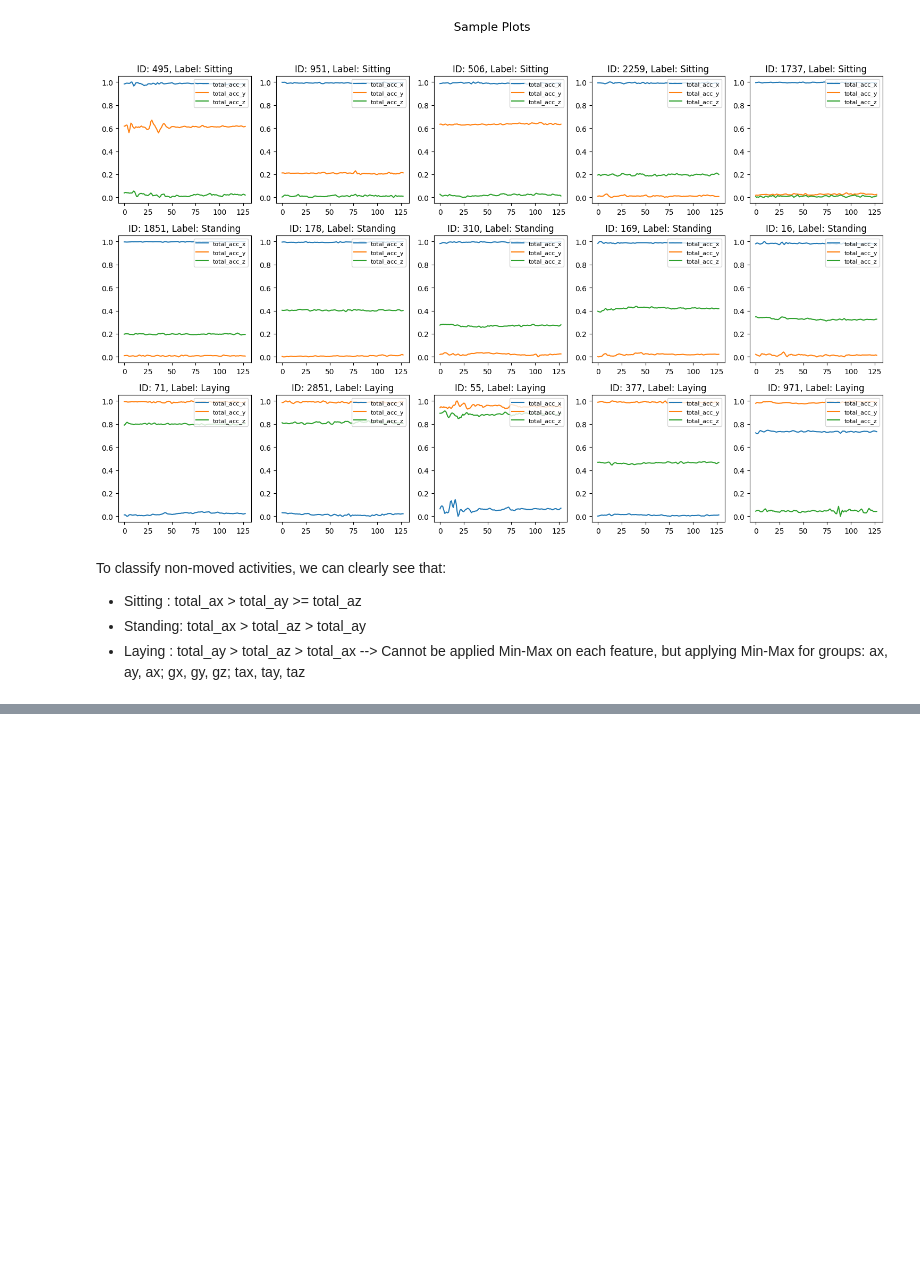
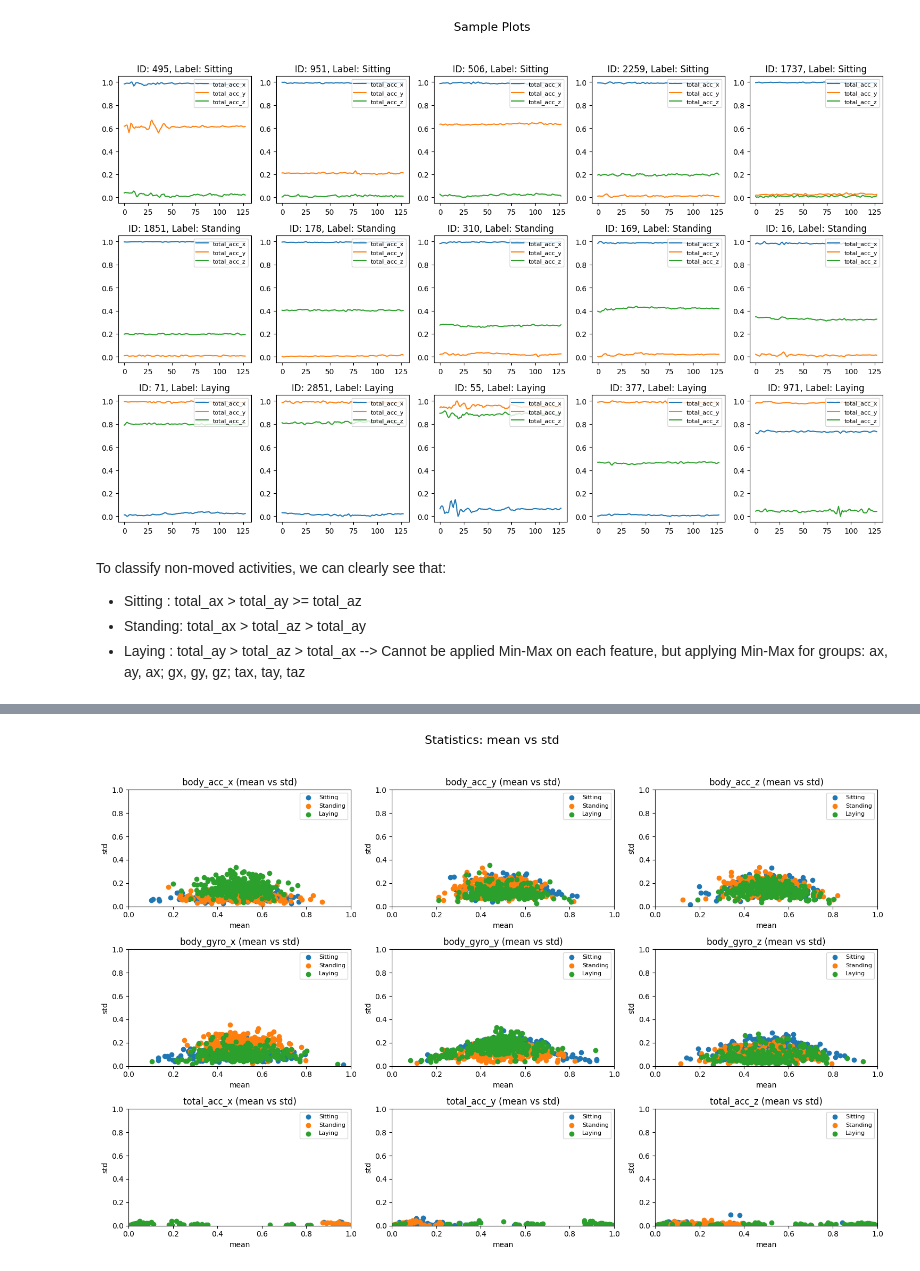
Before and after one commit to tungBKDN/icu-classification, a Jupyter notebook: PCA/pca.ipynb, the cells around one changed output, grey strips where cells are left out. Saved outputs shown, nothing was run; the diff lists cells and outputs as text; code cells hidden in the pictures; blank space fills up the shorter version.

Commit message:
feat: added plots of relations of statistical data

```diff
--- a/PCA/pca.ipynb
+++ b/PCA/pca.ipynb
@@ -230,0 +265,4 @@ Extracting with MinMax: 2
+# %%
+stats_data = {}
+for stat in stats:
+    stats_data[stat] = get_stats(group_scaled, stat)
@@ -230,0 +287,85 @@ Extracting with MinMax: 2
+# %%
+# Plot statistics by stats1 (x-axis) and stats2 (y-axis) and by feature, labels differ by color
+def plot_stats_2d(stats1: str, stats2: str, data: dict, accepted_labels: list = [0, 1, 2, 3, 4, 5]):
+    """
+    Plot statistics by stats1 (x-axis) and stats2 (y-axis) and by feature, labels differ by color
+    """
+    data1 = data[stats1]
+    data2 = data[stats2]
+    # Create a figure contains 3x3 subplots for 3 groups
+    fig, axes = plt.subplots(3, 3, figsize=(15, 10))
+    fig.suptitle(f"Statistics: {stats1} vs {stats2}", fontsize=16)
+    for i, group in enumerate(groups):
+        for j, feature in enumerate(group):
+            ax = axes[i, j]
+            for label in accepted_labels:
+                ax.scatter(data1[data1['label'] == label][feature], data2[data2['label'] == label][feature], label=labels[label])
+            ax.set_xlim(0, 1)
+            ax.set_ylim(0, 1)
+            # Set labels
+            ax.set_xlabel(stats1)
+            ax.set_ylabel(stats2)
+            ax.set_title(f"{feature} ({stats1} vs {stats2})")
+            ax.legend(loc="upper right", fontsize=8)
+    plt.tight_layout(rect=[0, 0, 1, 0.95])
+    plt.show()
+
+def plot_stats_3d(stats1: str, stats2: str, stats3: str, data: dict, accepted_labels: list = [0, 1, 2, 3, 4, 5]):
+    """
+    Plot statistics by stats1 (x-axis), stats2 (y-axis) and stats3 (z-axis) and by feature, labels differ by color
+    """
+    data1 = data[stats1]
+    data2 = data[stats2]
+    data3 = data[stats3]
+    fig = plt.figure(figsize=(15, 10))
+    fig.suptitle(f"Statistics: {stats1} vs {stats2} vs {stats3}", fontsize=16)
+    for i, group in enumerate(groups):
+        for j, feature in enumerate(group):
+            ax = fig.add_subplot(3, 3, i * 3 + j + 1, projection='3d')
+            for label in accepted_labels:
+                ax.scatter(
+                    data1[data1['label'] == label][feature],
+                    data2[data2['label'] == label][feature],
+                    data3[data3['label'] == label][feature],
+                    label=labels[label]
+                )
+            ax.set_xlim(0, 1)
+            ax.set_ylim(0, 1)
+            ax.set_zlim(0, 1)
+            ax.set_title(f"{feature} ({stats1} vs {stats2} vs {stats3})")
+            ax.set_xlabel(stats1)
+            ax.set_ylabel(stats2)
+            ax.set_zlabel(stats3)
+            ax.legend(loc="upper right", fontsize=8)
+    plt.tight_layout(rect=[0, 0, 1, 0.95])
+    plt.show()
+
+def plot_stats_kde(stats1: str, stats2: str, data: dict, accepted_labels: list = [0, 1, 2, 3, 4, 5]):
+    """
+    Plot KDE (Kernel Density Estimate) by stats1 (x-axis) and stats2 (y-axis) and by feature, labels differ by color
+    """
+    data1 = data[stats1]
+    data2 = data[stats2]
+    # Create a figure containing 3x3 subplots for 3 groups
+    fig, axes = plt.subplots(3, 3, figsize=(15, 10))
+    fig.suptitle(f"KDE: {stats1} vs {stats2}", fontsize=16)
+    for i, group in enumerate(groups):
+        for j, feature in enumerate(group):
+            ax = axes[i, j]
+            for label in accepted_labels:
+                subset1 = data1[data1['label'] == label][feature]
+                subset2 = data2[data2['label'] == label][feature]
+                sns.kdeplot(x=subset1, y=subset2, ax=ax, label=labels[label], fill=True, alpha=0.5)
+            ax.set_xlim(0, 1)
+            ax.set_ylim(0, 1)
+            ax.set_title(f"{feature} ({stats1} vs {stats2})")
+            ax.legend(loc="upper right", fontsize=8, title="Labels")  # Add legend with title for each subplot
+    plt.tight_layout(rect=[0, 0, 1, 0.95])
+    plt.show()
+
+# Example usage
+plot_stats_2d("mean", "std", stats_data, accepted_labels=[3, 4, 5])
+# plot_stats_3d("max", "min", "mean", stats_data, accepted_labels=[3, 4, 5])
+# plot_stats_kde("max", "min", stats_data, accepted_labels=[3, 4, 5])
+# %% [output]
+[figure, added]
```
Also changed, not shown: parts of 8 cells of this notebook.
